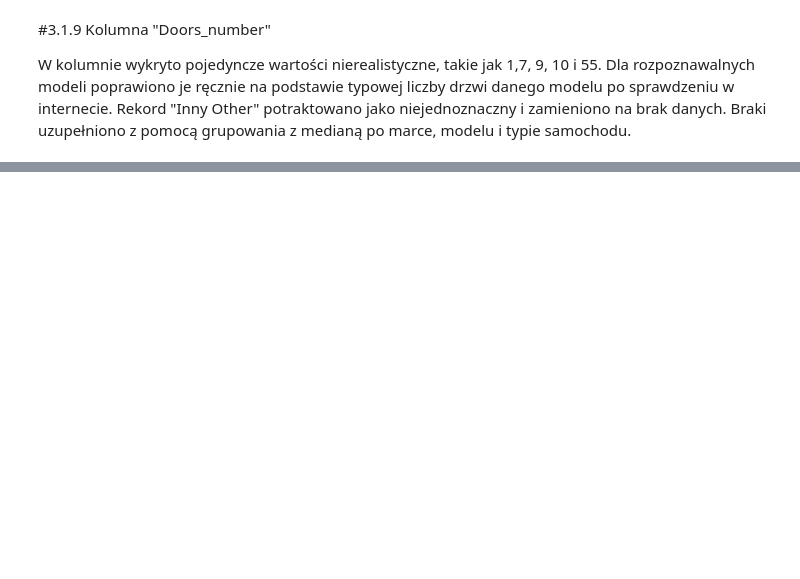
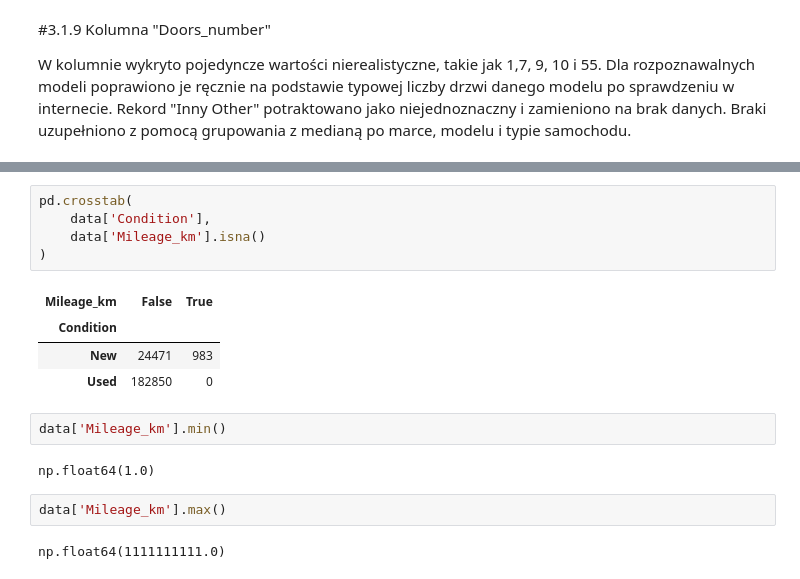
Before and after one commit to s24118-ui/SUML, a Jupyter notebook: SUML_Projekt.ipynb, the cells around one changed output, grey strips where cells are left out. Saved outputs shown, nothing was run; the diff lists cells and outputs as text; blank space fills up the shorter version.

```diff
--- a/SUML_Projekt.ipynb
+++ b/SUML_Projekt.ipynb
@@ -716,0 +737,18 @@ W kolumnie wykryto pojedyncze wartości nierealistyczne, takie jak 1,7, 9, 10 i
+# %%
+pd.crosstab(
+    data['Condition'],
+    data['Mileage_km'].isna()
+)
+# %% [output]
+| Mileage_km | False | True |
+| Condition |  |  |
+| New | 24471 | 983 |
+| Used | 182850 | 0 |
+# %%
+data['Mileage_km'].min()
+# %% [output]
+np.float64(1.0)
+# %%
+data['Mileage_km'].max()
+# %% [output]
+np.float64(1111111111.0)
```
Also changed, not shown: parts of 18 cells of this notebook.
